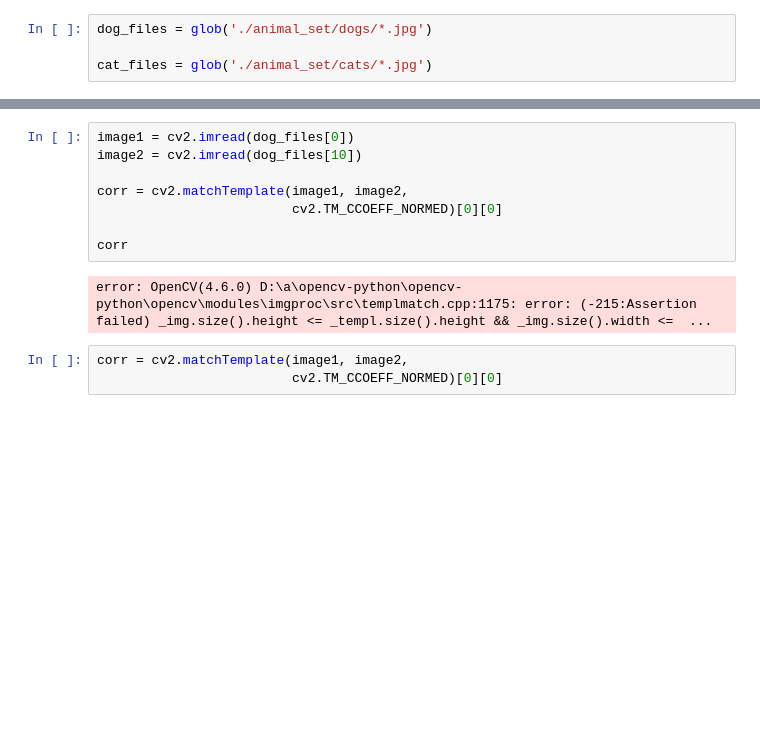
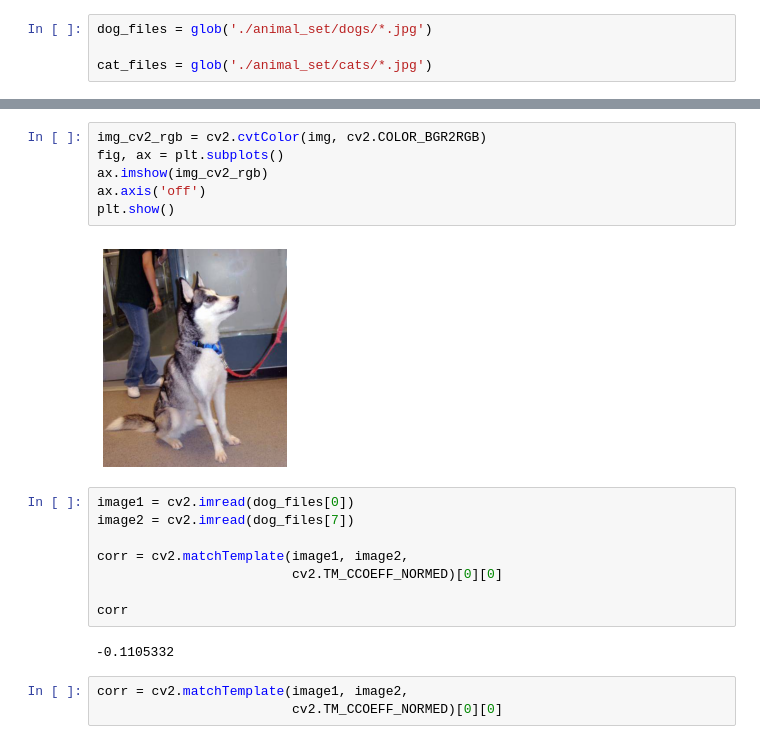
Before and after one commit to johannesgl4d0s/images_search, a Jupyter notebook: open_cv_test.ipynb, the cells around one changed output, grey strips where cells are left out. Drawn from its saved outputs; the diff is of its cells as text; blank space fills up the shorter version.

```diff
--- a/open_cv_test.ipynb
+++ b/open_cv_test.ipynb
@@ -22,13 +90,21 @@ cat_files = glob('./animal_set/cats/*.jpg')
+# %%
+img_cv2_rgb = cv2.cvtColor(img, cv2.COLOR_BGR2RGB)
+fig, ax = plt.subplots()
+ax.imshow(img_cv2_rgb)
+ax.axis('off')
+plt.show()
+# %% [output]
+[figure, added]
 # %%
 image1 = cv2.imread(dog_files[0])
-image2 = cv2.imread(dog_files[10])
+image2 = cv2.imread(dog_files[7])
 
 corr = cv2.matchTemplate(image1, image2,
                          cv2.TM_CCOEFF_NORMED)[0][0]
 
 corr
 # %% [output]
-error: OpenCV(4.6.0) D:\a\opencv-python\opencv-python\opencv\modules\imgproc\src\templmatch.cpp:1175: error: (-215:Assertion failed) _img.size().height <= _templ.size().height && _img.size().width <=  ...
+-0.1105332
 # %%
 corr = cv2.matchTemplate(image1, image2,
                          cv2.TM_CCOEFF_NORMED)[0][0]
```
Also changed, not shown: parts of 11 cells of this notebook.
